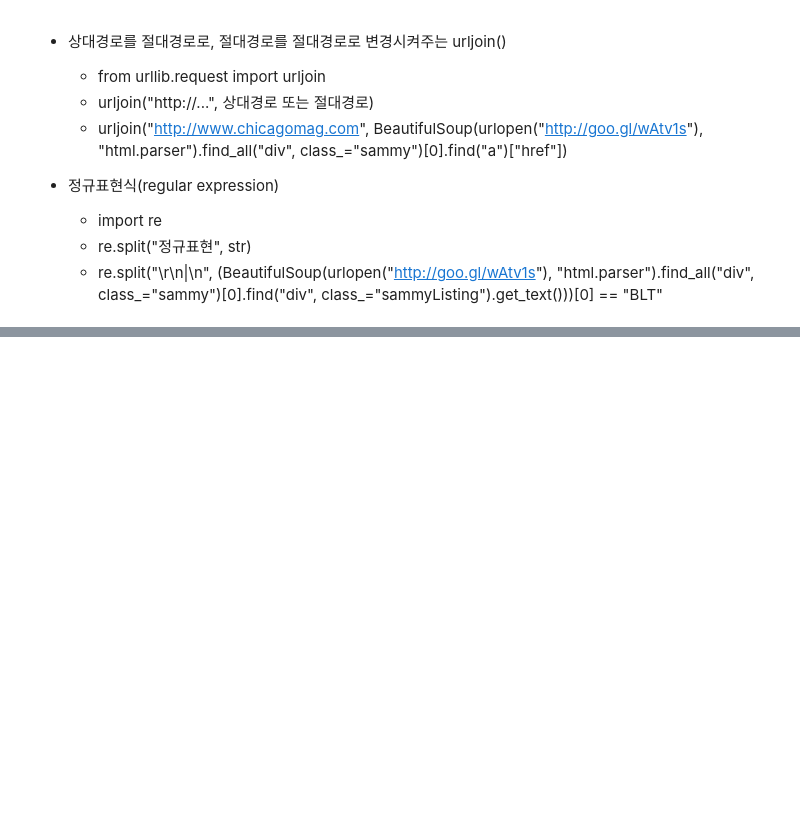
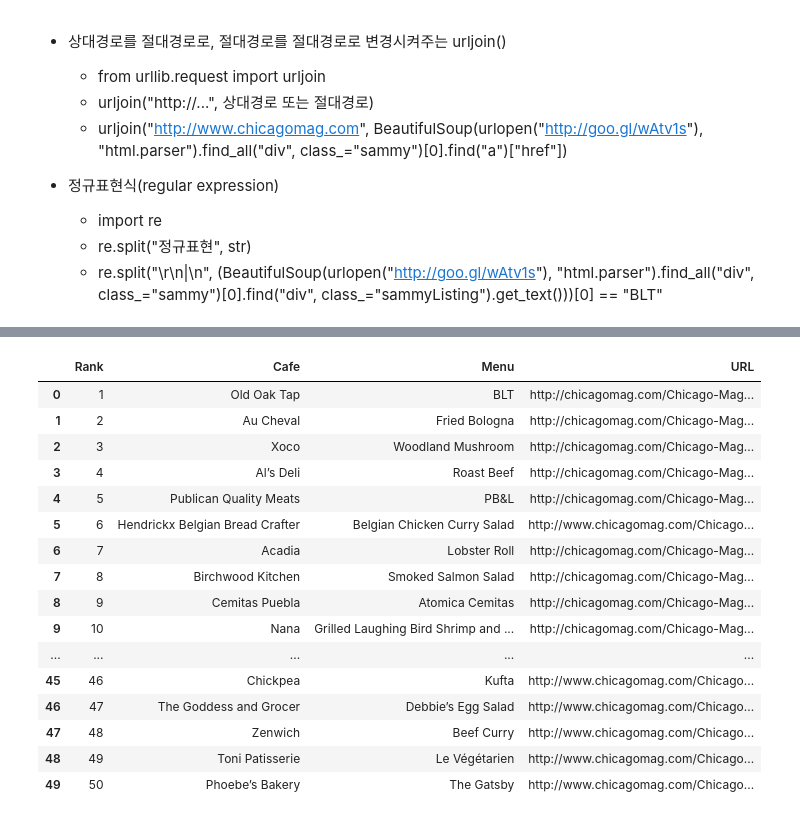
Before and after one commit to TEDD325/dohyung, a Jupyter notebook: chap03.ipynb, the cells around one changed output, grey strips where cells are left out. Saved outputs shown, nothing was run; the diff lists cells and outputs as text; code cells hidden in the pictures; blank space fills up the shorter version.

```diff
--- a/chap03.ipynb
+++ b/chap03.ipynb
@@ -662,0 +693,20 @@ url_add
+# %%
+df
+# %% [output]
+|  | Rank | Cafe | Menu | URL |
+| 0 | 1 | Old Oak Tap | BLT | http://chicagomag.com/Chicago-Mag... |
+| 1 | 2 | Au Cheval | Fried Bologna | http://chicagomag.com/Chicago-Mag... |
+| 2 | 3 | Xoco | Woodland Mushroom | http://chicagomag.com/Chicago-Mag... |
+| 3 | 4 | Al’s Deli | Roast Beef | http://chicagomag.com/Chicago-Mag... |
+| 4 | 5 | Publican Quality Meats | PB&L | http://chicagomag.com/Chicago-Mag... |
+| 5 | 6 | Hendrickx Belgian Bread Crafter | Belgian Chicken Curry Salad | http://www.chicagomag.com/Chicago... |
+| 6 | 7 | Acadia | Lobster Roll | http://chicagomag.com/Chicago-Mag... |
+| 7 | 8 | Birchwood Kitchen | Smoked Salmon Salad | http://chicagomag.com/Chicago-Mag... |
+| 8 | 9 | Cemitas Puebla | Atomica Cemitas | http://chicagomag.com/Chicago-Mag... |
+| 9 | 10 | Nana | Grilled Laughing Bird Shrimp and ... | http://chicagomag.com/Chicago-Mag... |
+| ... | ... | ... | ... | ... |
+| 45 | 46 | Chickpea | Kufta | http://www.chicagomag.com/Chicago... |
+| 46 | 47 | The Goddess and Grocer | Debbie’s Egg Salad | http://www.chicagomag.com/Chicago... |
+| 47 | 48 | Zenwich | Beef Curry | http://www.chicagomag.com/Chicago... |
+| 48 | 49 | Toni Patisserie | Le Végétarien | http://www.chicagomag.com/Chicago... |
+| 49 | 50 | Phoebe’s Bakery | The Gatsby | http://www.chicagomag.com/Chicago... |
```
Also changed, not shown: parts of 9 cells of this notebook, 1 other file.
